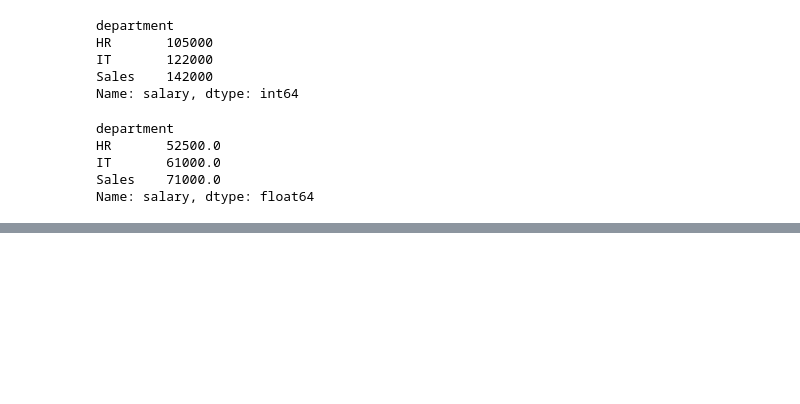
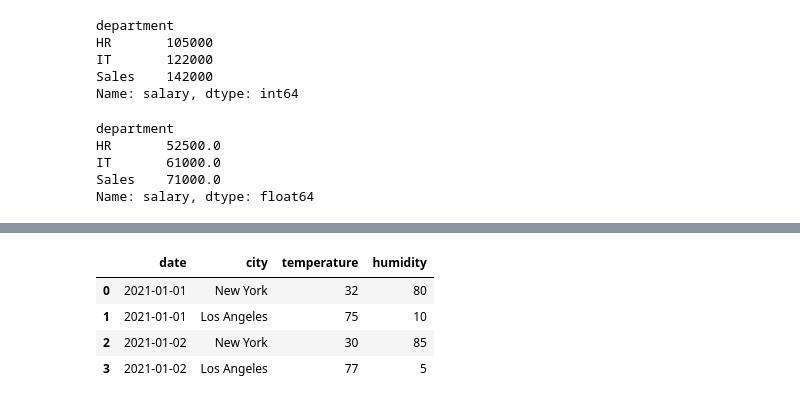
Before and after one commit to Rombe3/ADS-April-2023, a Jupyter notebook: 14 Pandas/classwork.ipynb, the cells around one changed output, grey strips where cells are left out. Drawn from its saved outputs; the diff is of its cells as text; code cells hidden in the pictures; blank space fills up the shorter version.

```diff
--- a/14 Pandas/classwork.ipynb
+++ b/14 Pandas/classwork.ipynb
@@ -313,0 +537,16 @@ Name: salary, dtype: float64
+# %%
+data = {
+    'date': ['2021-01-01', '2021-01-01', '2021-01-02', '2021-01-02'],
+    'city': ['New York', 'Los Angeles', 'New York', 'Los Angeles'],
+    'temperature': [32, 75, 30, 77],
+    'humidity': [80, 10, 85, 5]
+}
+df = pd.DataFrame(data)
+# %%
+df
+# %% [output]
+|  | date | city | temperature | humidity |
+| 0 | 2021-01-01 | New York | 32 | 80 |
+| 1 | 2021-01-01 | Los Angeles | 75 | 10 |
+| 2 | 2021-01-02 | New York | 30 | 85 |
+| 3 | 2021-01-02 | Los Angeles | 77 | 5 |
```
Also changed, not shown: parts of 37 cells of this notebook, 2 other files.
